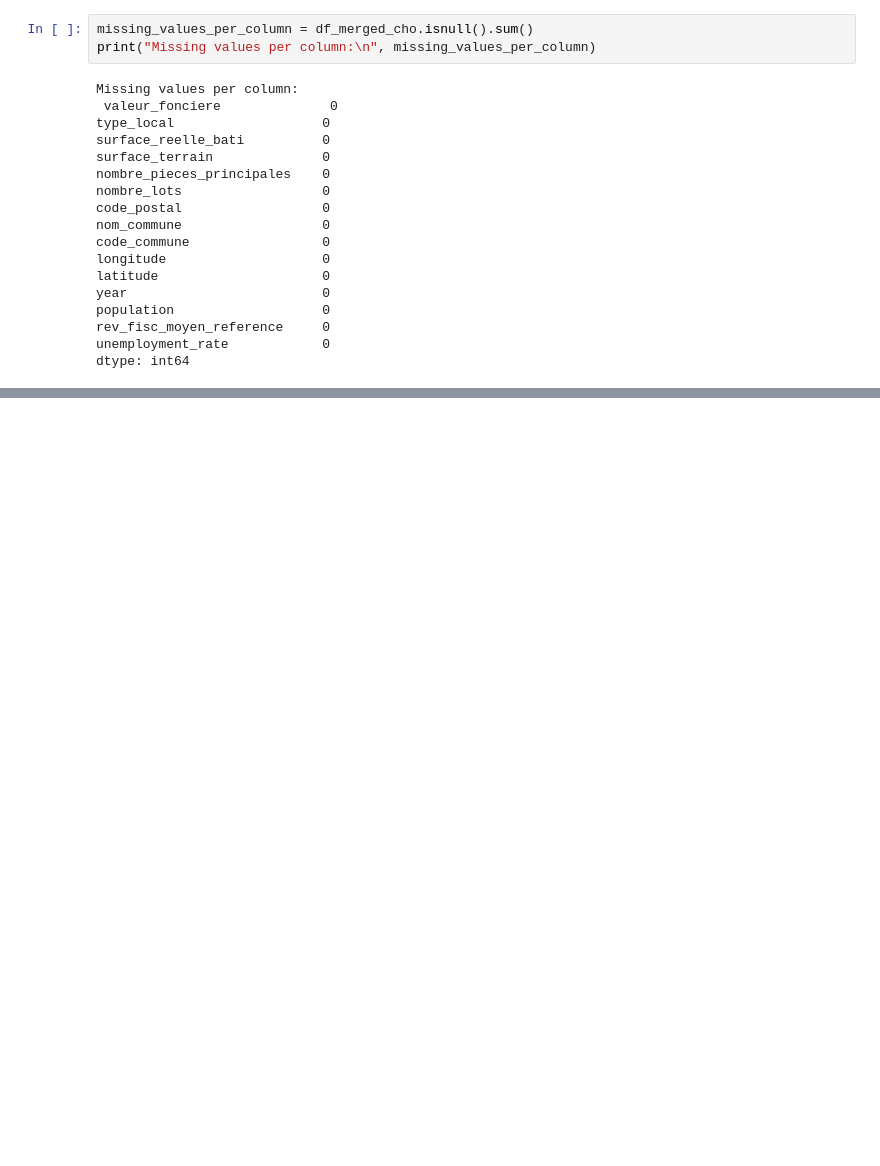
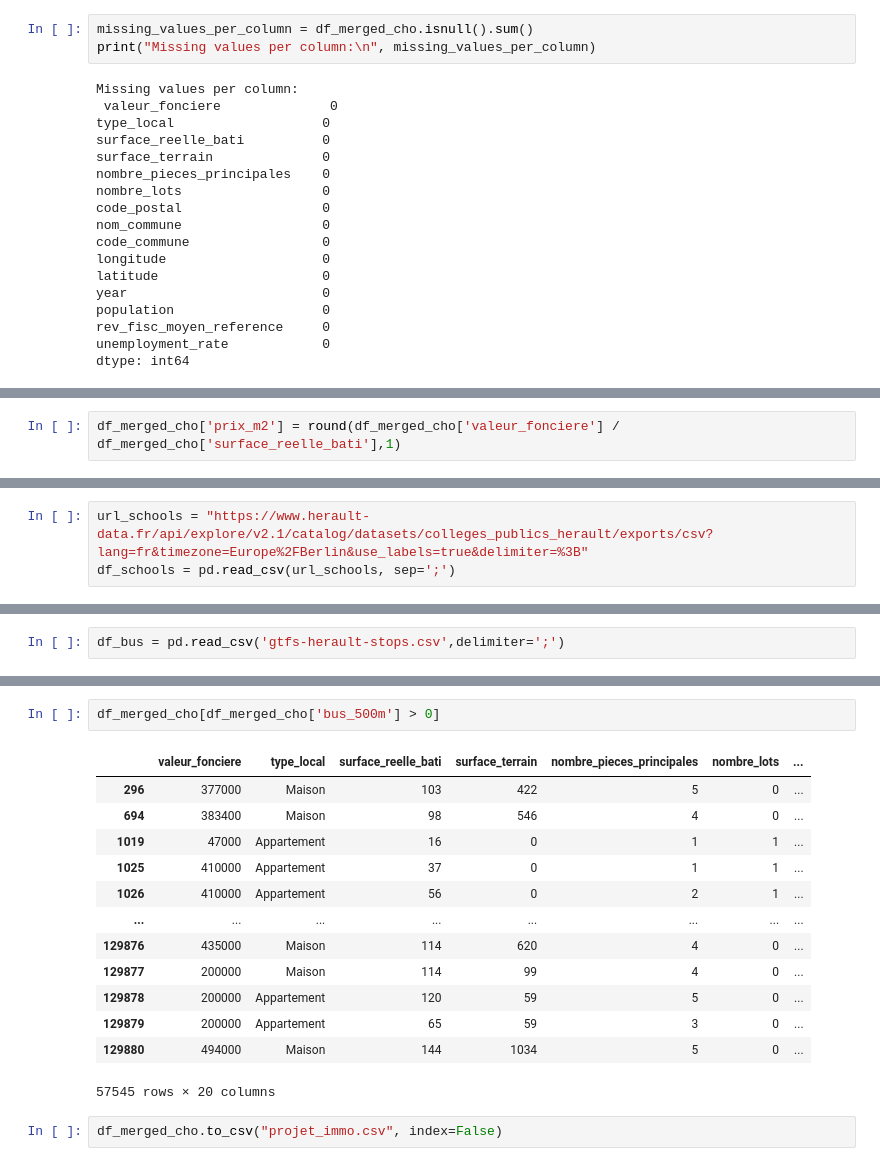
Before and after one commit to YuTingdata/projet-immo, a Jupyter notebook: nettoyage_complet.ipynb, the cells around one changed output, grey strips where cells are left out. Drawn from its saved outputs; the diff is of its cells as text; blank space fills up the shorter version.

```diff
--- a/nettoyage_complet.ipynb
+++ b/nettoyage_complet.ipynb
@@ -538,0 +527,2 @@ dtype: int64
+# %%
+df_merged_cho['prix_m2'] = round(df_merged_cho['valeur_fonciere'] / df_merged_cho['surface_reelle_bati'],1)
@@ -538,0 +567,3 @@ dtype: int64
+# %%
+url_schools = "https://www.herault-data.fr/api/explore/v2.1/catalog/datasets/colleges_publics_herault/exports/csv?lang=fr&timezone=Europe%2FBerlin&use_labels=true&delimiter=%3B"
+df_schools = pd.read_csv(url_schools, sep=';')
@@ -538,0 +658,2 @@ dtype: int64
+# %%
+df_bus = pd.read_csv('gtfs-herault-stops.csv',delimiter=';')
@@ -538,0 +729,18 @@ dtype: int64
+# %%
+df_merged_cho[df_merged_cho['bus_500m'] > 0]
+# %% [output]
+|  | valeur_fonciere | type_local | surface_reelle_bati | surface_terrain | nombre_pieces_principales | nombre_lots | ... |
+| 296 | 377000 | Maison | 103 | 422 | 5 | 0 | ... |
+| 694 | 383400 | Maison | 98 | 546 | 4 | 0 | ... |
+| 1019 | 47000 | Appartement | 16 | 0 | 1 | 1 | ... |
+| 1025 | 410000 | Appartement | 37 | 0 | 1 | 1 | ... |
+| 1026 | 410000 | Appartement | 56 | 0 | 2 | 1 | ... |
+| ... | ... | ... | ... | ... | ... | ... | ... |
+| 129876 | 435000 | Maison | 114 | 620 | 4 | 0 | ... |
+| 129877 | 200000 | Maison | 114 | 99 | 4 | 0 | ... |
+| 129878 | 200000 | Appartement | 120 | 59 | 5 | 0 | ... |
+| 129879 | 200000 | Appartement | 65 | 59 | 3 | 0 | ... |
+| 129880 | 494000 | Maison | 144 | 1034 | 5 | 0 | ... |
+57545 rows × 20 columns
+# %%
+df_merged_cho.to_csv("projet_immo.csv", index=False)
```
Also changed, not shown: parts of 59 cells of this notebook.
